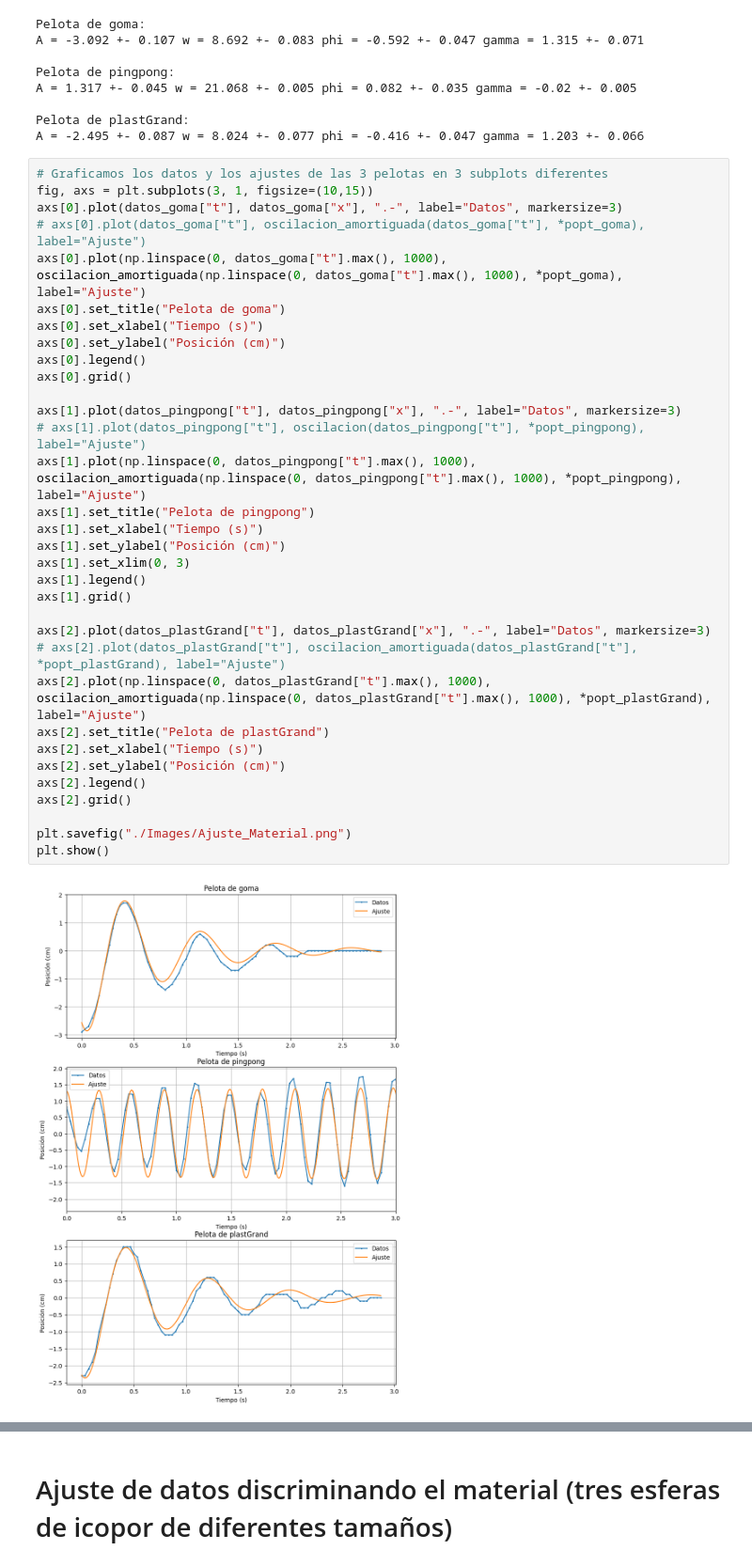
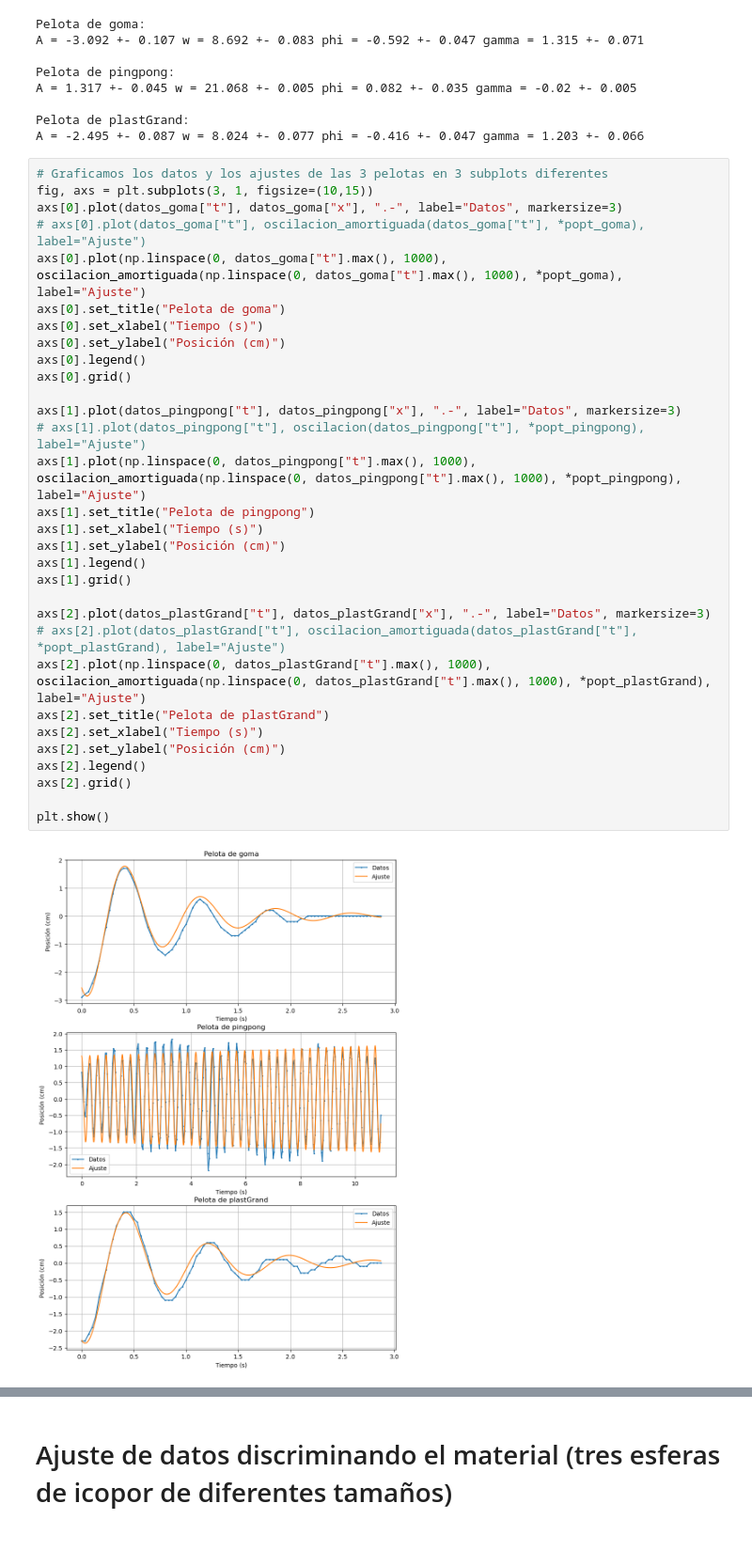
Before and after one commit to Vendetta0462/RetosCientificos-Reto10, a Jupyter notebook: code/ajuste_datos.ipynb, the cells around one changed output, grey strips where cells are left out. Shown at 94% size. Drawn from its saved outputs; the diff is of its cells as text; blank space fills up the shorter version.

Commit message:
Update ajustes

```diff
--- a/code/ajuste_datos.ipynb
+++ b/code/ajuste_datos.ipynb
@@ -143,36 +135,34 @@ A = -2.495 +- 0.087 w = 8.024 +- 0.077 phi = -0.416 +- 0.047 gamma = 1.203 +- 0.
 fig, axs = plt.subplots(3, 1, figsize=(10,15))
 axs[0].plot(datos_goma["t"], datos_goma["x"], ".-", label="Datos", markersize=3)
 # axs[0].plot(datos_goma["t"], oscilacion_amortiguada(datos_goma["t"], *popt_goma), label="Ajuste")
 axs[0].plot(np.linspace(0, datos_goma["t"].max(), 1000), oscilacion_amortiguada(np.linspace(0, datos_goma["t"].max(), 1000), *popt_goma), label="Ajuste")
 axs[0].set_title("Pelota de goma")
 axs[0].set_xlabel("Tiempo (s)")
 axs[0].set_ylabel("Posición (cm)")
 axs[0].legend()
 axs[0].grid()
 
 axs[1].plot(datos_pingpong["t"], datos_pingpong["x"], ".-", label="Datos", markersize=3)
 # axs[1].plot(datos_pingpong["t"], oscilacion(datos_pingpong["t"], *popt_pingpong), label="Ajuste")
 axs[1].plot(np.linspace(0, datos_pingpong["t"].max(), 1000), oscilacion_amortiguada(np.linspace(0, datos_pingpong["t"].max(), 1000), *popt_pingpong), label="Ajuste")
 axs[1].set_title("Pelota de pingpong")
 axs[1].set_xlabel("Tiempo (s)")
 axs[1].set_ylabel("Posición (cm)")
-axs[1].set_xlim(0, 3)
 axs[1].legend()
 axs[1].grid()
 
 axs[2].plot(datos_plastGrand["t"], datos_plastGrand["x"], ".-", label="Datos", markersize=3)
 # axs[2].plot(datos_plastGrand["t"], oscilacion_amortiguada(datos_plastGrand["t"], *popt_plastGrand), label="Ajuste")
 axs[2].plot(np.linspace(0, datos_plastGrand["t"].max(), 1000), oscilacion_amortiguada(np.linspace(0, datos_plastGrand["t"].max(), 1000), *popt_plastGrand), label="Ajuste")
 axs[2].set_title("Pelota de plastGrand")
 axs[2].set_xlabel("Tiempo (s)")
 axs[2].set_ylabel("Posición (cm)")
 axs[2].legend()
 axs[2].grid()
 
-plt.savefig("./Images/Ajuste_Material.png")
 plt.show()
 # %% [output]
-[figure, old version]
+[figure, new version]
 # %%
 # matriz de covarianza de pingpong marplotlib con labels
 plt.figure(figsize=(10,6))
```
Also changed, not shown: parts of 9 cells of this notebook.
